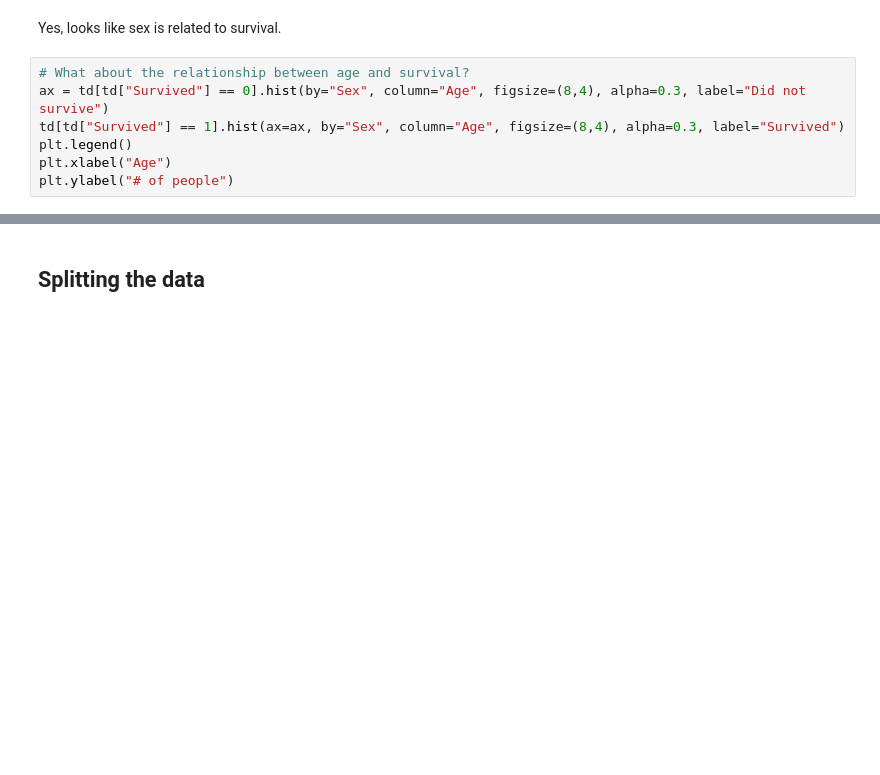
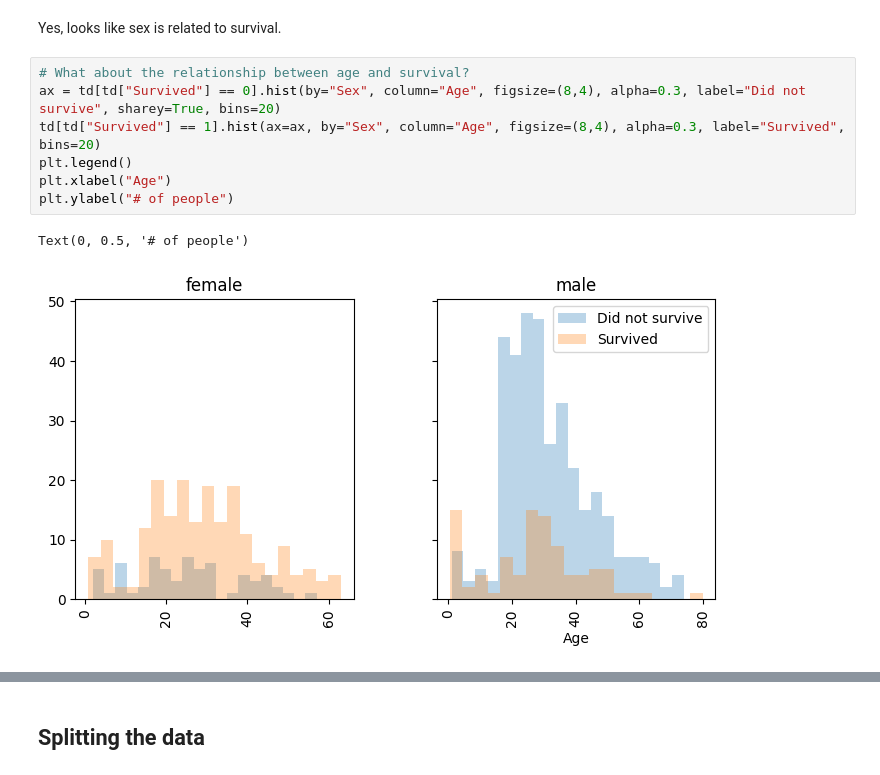
Before and after one commit to mru-data3464/w26, a Jupyter notebook: demo_code/03_eda/eda_demo.ipynb, the cells around one changed output, grey strips where cells are left out. Drawn from its saved outputs; the diff is of its cells as text; blank space fills up the shorter version.

```diff
--- a/demo_code/03_eda/eda_demo.ipynb
+++ b/demo_code/03_eda/eda_demo.ipynb
@@ -97,8 +133,11 @@ td[["Sex", "Survived"]].groupby("Sex").value_counts()
 Yes, looks like sex is related to survival.
 # %%
 # What about the relationship between age and survival?
-ax = td[td["Survived"] == 0].hist(by="Sex", column="Age", figsize=(8,4), alpha=0.3, label="Did not survive")
-td[td["Survived"] == 1].hist(ax=ax, by="Sex", column="Age", figsize=(8,4), alpha=0.3, label="Survived")
+ax = td[td["Survived"] == 0].hist(by="Sex", column="Age", figsize=(8,4), alpha=0.3, label="Did not survive", sharey=True, bins=20)
+td[td["Survived"] == 1].hist(ax=ax, by="Sex", column="Age", figsize=(8,4), alpha=0.3, label="Survived", bins=20)
 plt.legend()
 plt.xlabel("Age")
 plt.ylabel("# of people")
+# %% [output]
+Text(0, 0.5, '# of people')
+[figure, added]
```
Also changed, not shown: parts of 15 cells of this notebook, 2 other files.
